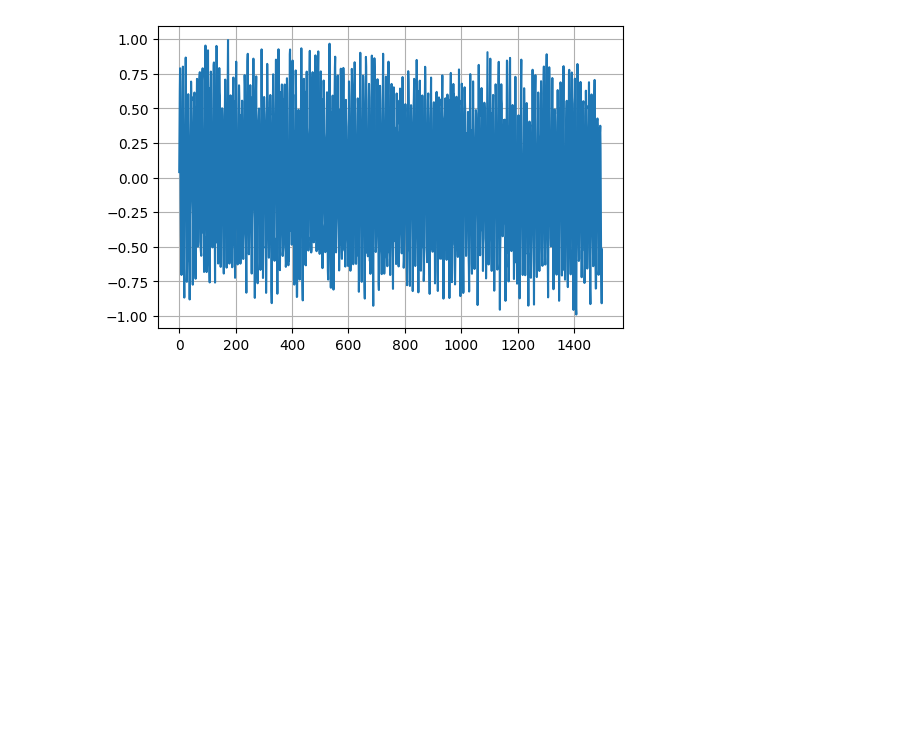
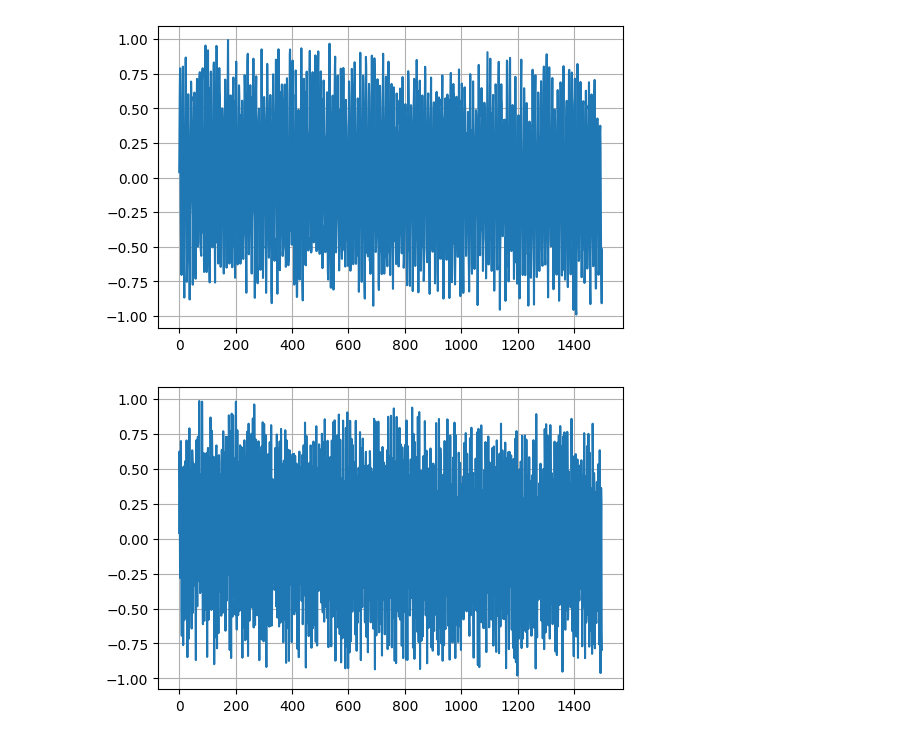
Before and after one commit to blue-monkey0/SideProject, a Jupyter notebook: Arc-Fault/STFT.ipynb, the cells around one changed output. Drawn from its saved outputs; the diff is of its cells as text; code cells hidden in the pictures; blank space fills up the shorter version.

```diff
--- a/Arc-Fault/STFT.ipynb
+++ b/Arc-Fault/STFT.ipynb
@@ -64,6 +74,12 @@ plt.plot(ext_signal_Arc2)
 plt.grid()
 # %% [output]
 [figure]
+# %%
+plt.figure(num = 1, dpi = 100)
+plt.plot(ext_signal_Arc3)
+plt.grid()
+# %% [output]
+[figure, added]
 # %%
 temp = list(ext_signal_Arc1)
 temp2 = list(ext_signal_Arc2)
```
Also changed, not shown: parts of 3 cells of this notebook.
